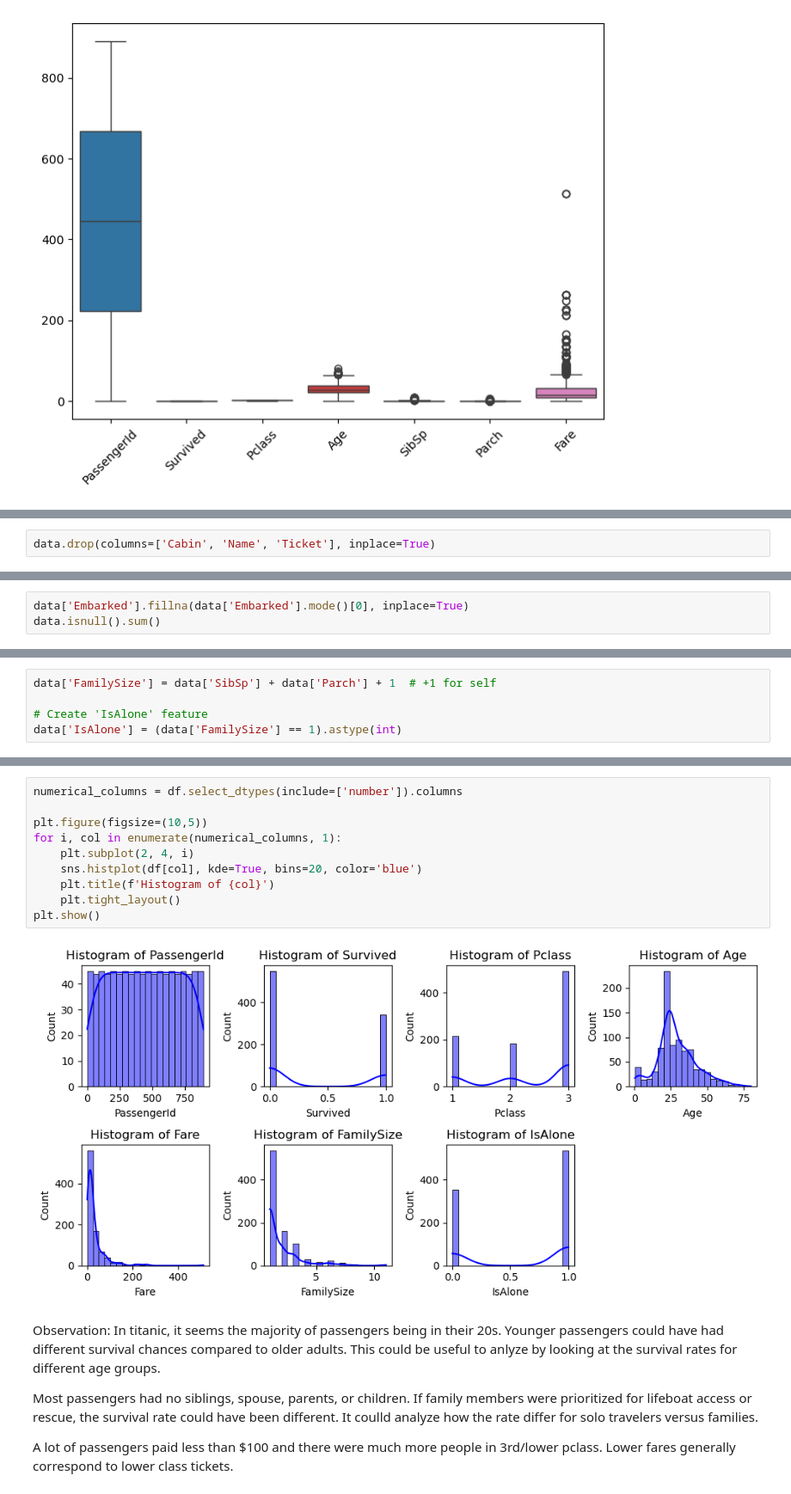
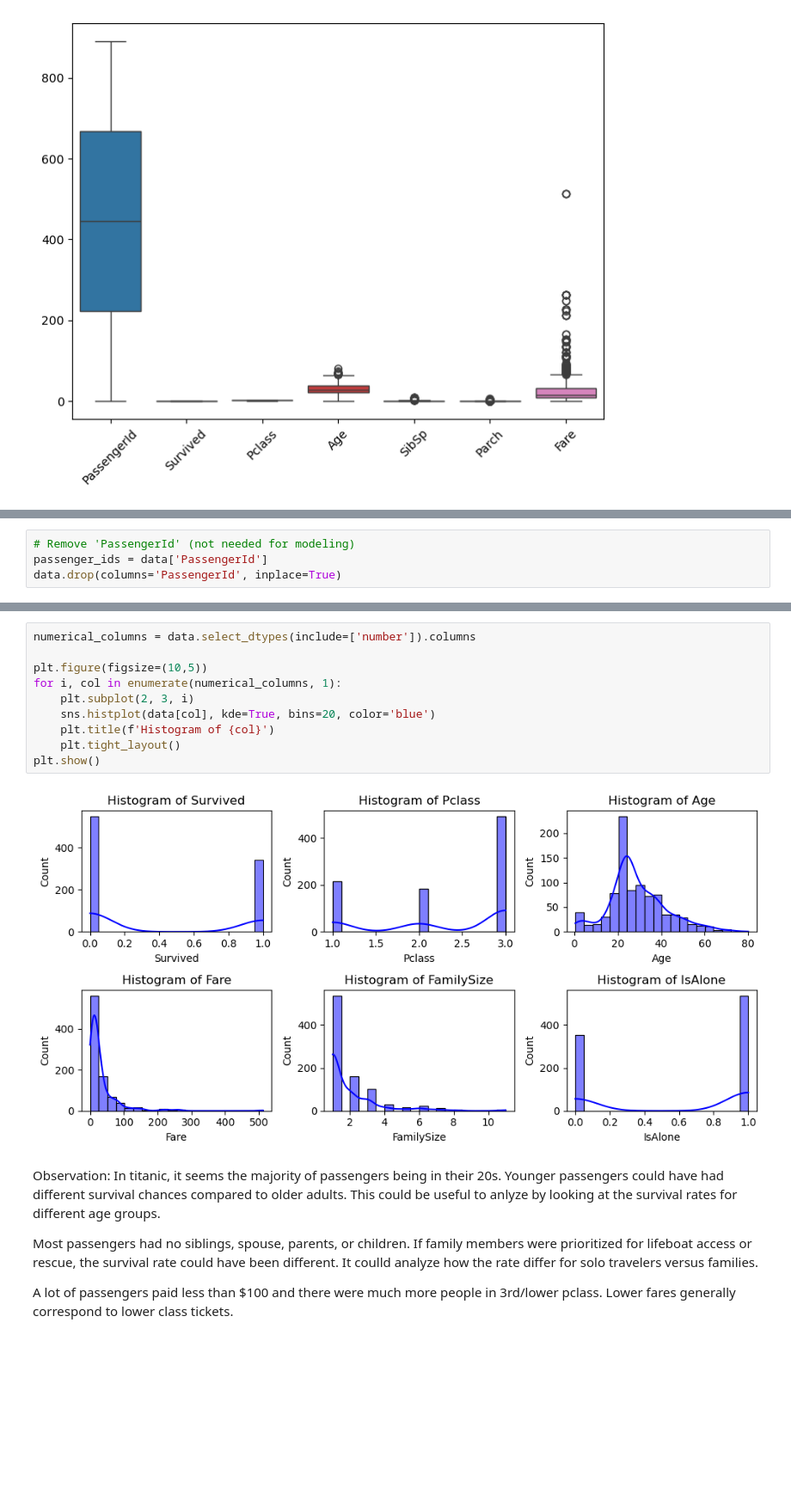
Before and after one commit to Graceyujung/Kaggle, a Jupyter notebook: Kaggle/titanic/titanic_train.ipynb, the cells around one changed output, grey strips where cells are left out. Shown at 86% size. Drawn from its saved outputs; the diff is of its cells as text; blank space fills up the shorter version.

```diff
--- a/Kaggle/titanic/titanic.ipynb
+++ b/Kaggle/titanic/titanic_train.ipynb
@@ -110 +91,5 @@ data['Age'] = data.groupby('Pclass')['Age'].transform(lambda x: x.fillna(x.media
+# %%
+# Remove 'PassengerId' (not needed for modeling)
+passenger_ids = data['PassengerId']
+data.drop(columns='PassengerId', inplace=True)
 # %% [markdown]
@@ -133,2 +105,0 @@ array([nan, 'C85', 'C123', 'E46', 'G6', 'C103', 'D56', 'A6',
-# %%
-data.drop(columns=['Cabin', 'Name', 'Ticket'], inplace=True)
@@ -143,3 +105,0 @@ array(['S', 'C', 'Q', nan], dtype=object)
-# %%
-data['Embarked'].fillna(data['Embarked'].mode()[0], inplace=True)
-data.isnull().sum()
@@ -173,5 +105,0 @@ array([0, 1, 2, 5, 3, 4, 6], dtype=int64)
-# %%
-data['FamilySize'] = data['SibSp'] + data['Parch'] + 1  # +1 for self
-
-# Create 'IsAlone' feature
-data['IsAlone'] = (data['FamilySize'] == 1).astype(int)
@@ -188,15 +106,15 @@ df.head()
 # %%
-numerical_columns = df.select_dtypes(include=['number']).columns
+numerical_columns = data.select_dtypes(include=['number']).columns
 
 plt.figure(figsize=(10,5))
 for i, col in enumerate(numerical_columns, 1):
-    plt.subplot(2, 4, i)
-    sns.histplot(df[col], kde=True, bins=20, color='blue')
+    plt.subplot(2, 3, i)
+    sns.histplot(data[col], kde=True, bins=20, color='blue')
     plt.title(f'Histogram of {col}')
     plt.tight_layout()
 plt.show()
 # %% [output]
-[figure, old version]
+[figure, new version]
 # %% [markdown]
 Observation: In titanic, it seems the majority of passengers being in their 20s. Younger passengers could have had different survival chances compared to older adults. This could be useful to anlyze by looking at the survival rates for different age groups.
 
```
Also changed, not shown: parts of 37 cells of this notebook, 2 other files.
